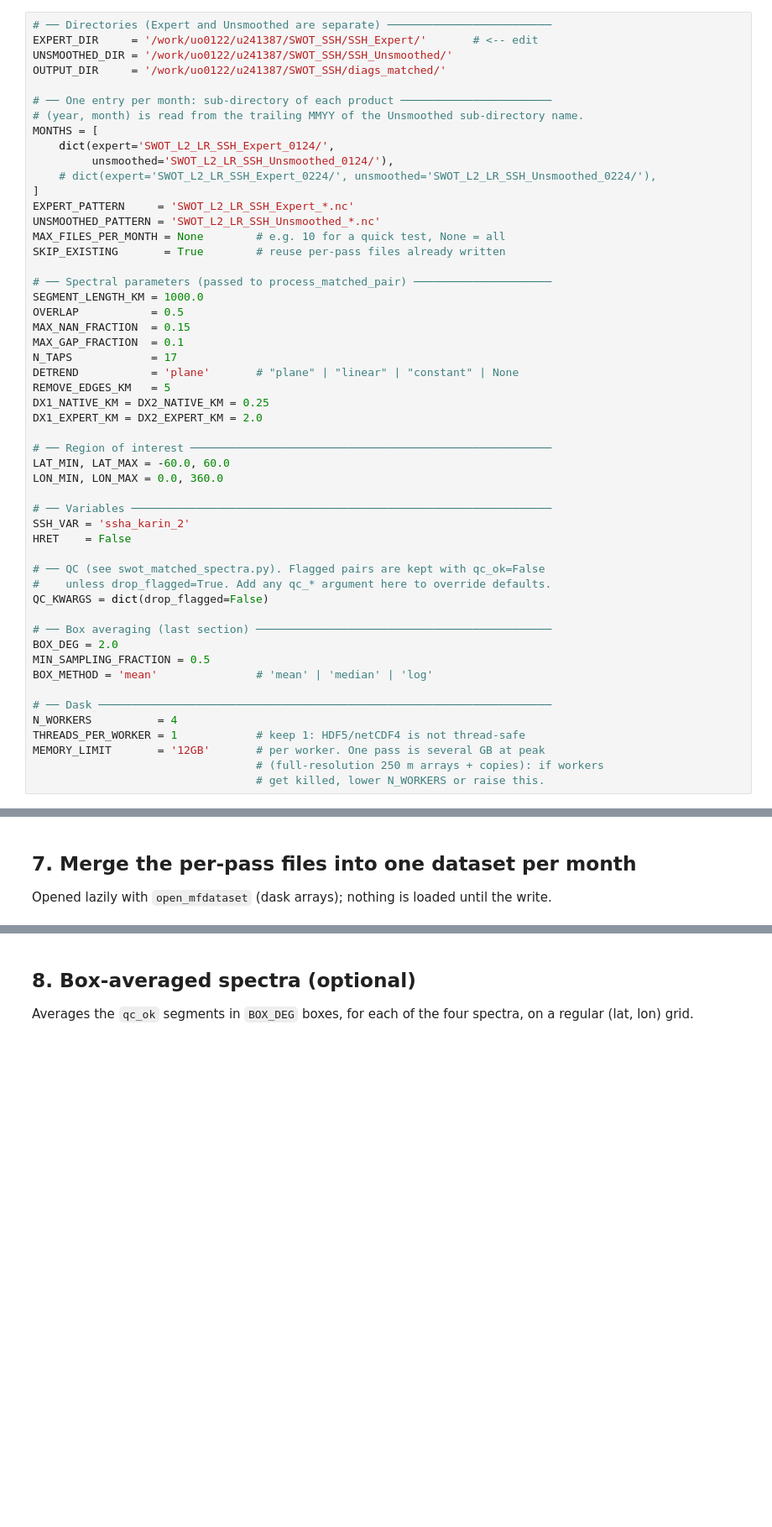
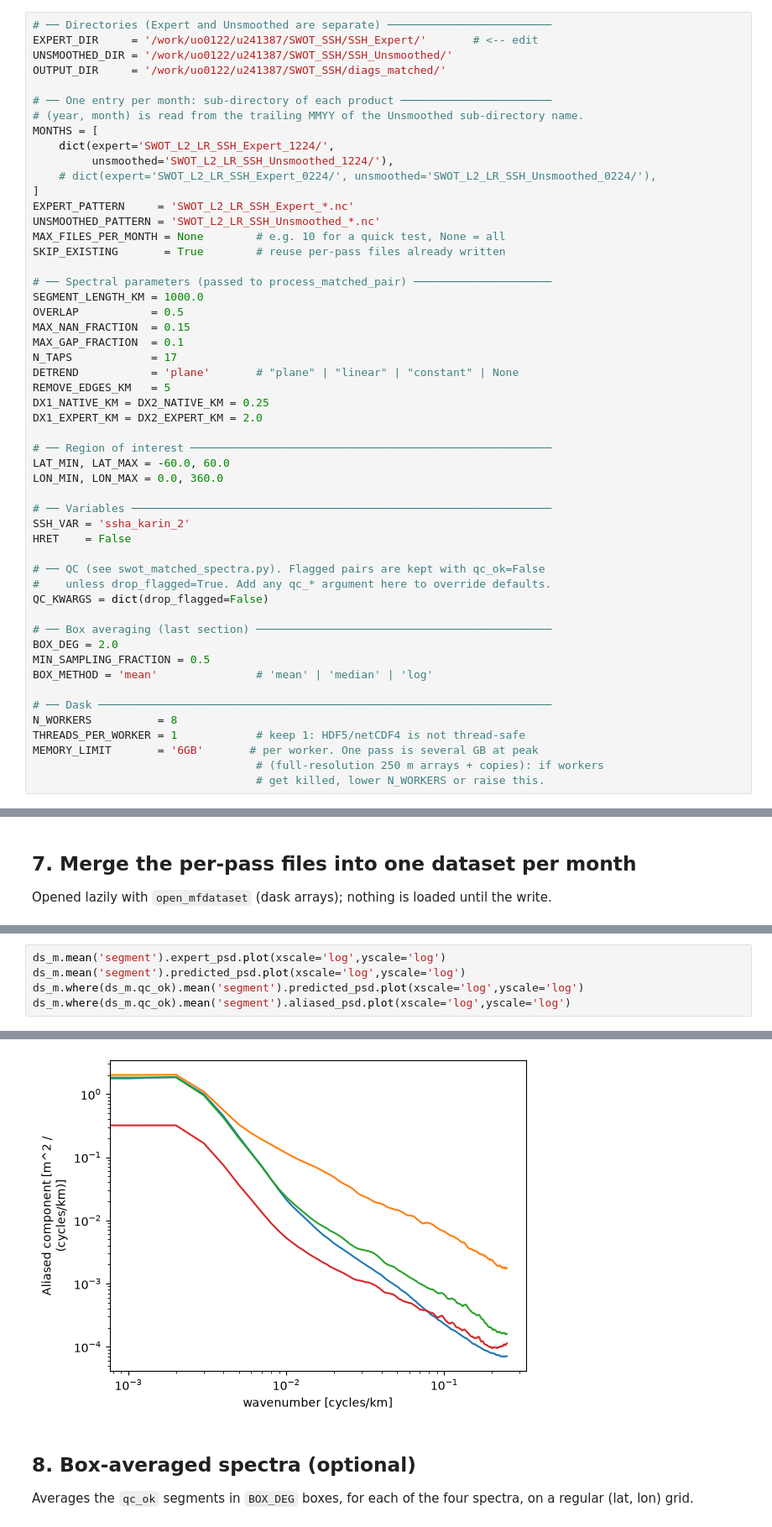
Before and after one commit to zcasparco/SWOT_UHH, a Jupyter notebook: dev/Matched_expert_unsmoothed_month_dask.ipynb, the cells around one changed output, grey strips where cells are left out. Shown at 84% size. Cells and saved outputs as stored; diff of their text form; blank space fills up the shorter version.

Commit message:
compute expert and aliased spectra

```diff
--- a/dev/Matched_expert_unsmoothed_month_dask.ipynb
+++ b/dev/Matched_expert_unsmoothed_month_dask.ipynb
@@ -41,8 +41,8 @@ OUTPUT_DIR     = '/work/uo0122/u241387/SWOT_SSH/diags_matched/'
 # ── One entry per month: sub-directory of each product ───────────────────────
 # (year, month) is read from the trailing MMYY of the Unsmoothed sub-directory name.
 MONTHS = [
-    dict(expert='SWOT_L2_LR_SSH_Expert_0124/',
-         unsmoothed='SWOT_L2_LR_SSH_Unsmoothed_0124/'),
+    dict(expert='SWOT_L2_LR_SSH_Expert_1224/',
+         unsmoothed='SWOT_L2_LR_SSH_Unsmoothed_1224/'),
     # dict(expert='SWOT_L2_LR_SSH_Expert_0224/', unsmoothed='SWOT_L2_LR_SSH_Unsmoothed_0224/'),
 ]
 EXPERT_PATTERN     = 'SWOT_L2_LR_SSH_Expert_*.nc'
@@ -79,9 +79,9 @@ MIN_SAMPLING_FRACTION = 0.5
 BOX_METHOD = 'mean'               # 'mean' | 'median' | 'log'
 
 # ── Dask ─────────────────────────────────────────────────────────────────────
-N_WORKERS          = 4
+N_WORKERS          = 8
 THREADS_PER_WORKER = 1            # keep 1: HDF5/netCDF4 is not thread-safe
-MEMORY_LIMIT       = '12GB'       # per worker. One pass is several GB at peak
+MEMORY_LIMIT       = '6GB'       # per worker. One pass is several GB at peak
                                   # (full-resolution 250 m arrays + copies): if workers
                                   # get killed, lower N_WORKERS or raise this.
 # %% [markdown]
@@ -273,0 +323,6 @@ for year, month in sorted({(j['year'], j['month']) for j in jobs}):
+# %%
+ds_m.mean('segment').expert_psd.plot(xscale='log',yscale='log')
+ds_m.mean('segment').predicted_psd.plot(xscale='log',yscale='log')
+ds_m.where(ds_m.qc_ok).mean('segment').predicted_psd.plot(xscale='log',yscale='log')
+ds_m.where(ds_m.qc_ok).mean('segment').aliased_psd.plot(xscale='log',yscale='log')
+# %% [output]
@@ -274,3 +330,4 @@ for year, month in sorted({(j['year'], j['month']) for j in jobs}):
+[figure, added]
 # %% [markdown]
 ## 8. Box-averaged spectra (optional)
 Averages the `qc_ok` segments in `BOX_DEG` boxes, for each of the four spectra, on a regular (lat, lon) grid.
```
Also changed, not shown: parts of 10 cells of this notebook.
